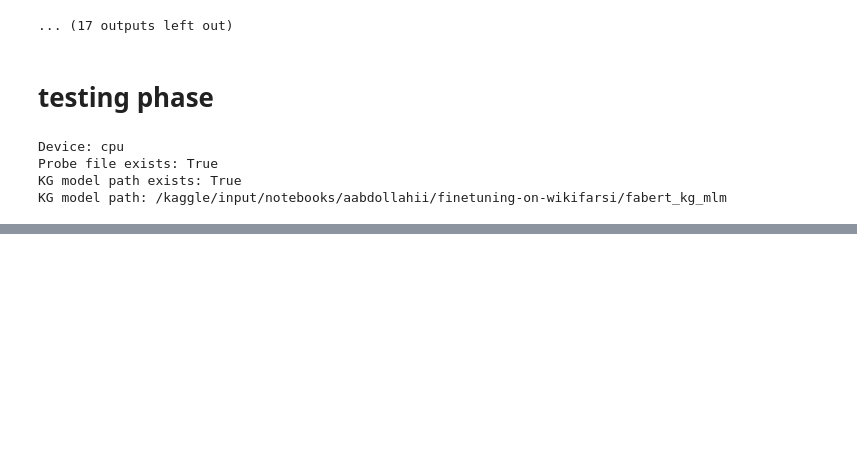
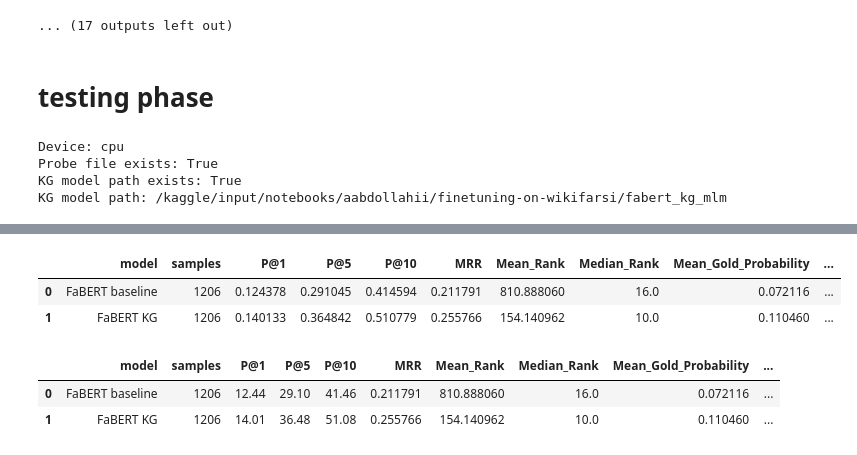
Before and after one commit to alabhastam/Powerful-Combination-of-FaBERT-and-Farsnet, a Jupyter notebook: 7-final-testing-fabert.ipynb, the cells around one changed output, grey strips where cells are left out. Saved outputs shown, nothing was run; the diff lists cells and outputs as text; code cells hidden in the pictures; blank space fills up the shorter version.

```diff
--- a/7-final-testing-fabert.ipynb
+++ b/7-final-testing-fabert.ipynb
@@ -460,0 +1125,63 @@ KG model path: /kaggle/input/notebooks/aabdollahii/finetuning-on-wikifarsi/faber
+# %%
+def calculate_metrics(result_df, model_name):
+    ranks = result_df["gold_rank"].astype(float)
+
+    return {
+        "model": model_name,
+        "samples": len(result_df),
+        "P@1": result_df["correct_at_1"].mean(),
+        "P@5": result_df["correct_at_5"].mean(),
+        "P@10": result_df["correct_at_10"].mean(),
+        "MRR": result_df["reciprocal_rank"].mean(),
+        "Mean_Rank": ranks.mean(),
+        "Median_Rank": ranks.median(),
+        "Mean_Gold_Probability": result_df[
+            "gold_probability"
+        ].mean(),
+        "Mean_Gold_LogProbability": result_df[
+            "gold_log_probability"
+        ].mean(),
+    }
+
+
+overall_metrics = pd.DataFrame([
+    calculate_metrics(
+        baseline_results,
+        "FaBERT baseline",
+    ),
+    calculate_metrics(
+        kg_results,
+        "FaBERT KG",
+    ),
+])
+
+metric_columns = [
+    "P@1",
+    "P@5",
+    "P@10",
+    "MRR",
+    "Mean_Gold_Probability",
+    "Mean_Gold_LogProbability",
+]
+
+for column in metric_columns:
+    overall_metrics[column] = overall_metrics[column].astype(float)
+
+display(overall_metrics.round(6))
+# %% [output]
+|  | model | samples | P@1 | P@5 | P@10 | MRR | Mean_Rank | Median_Rank | Mean_Gold_Probability | ... |
+| 0 | FaBERT baseline | 1206 | 0.124378 | 0.291045 | 0.414594 | 0.211791 | 810.888060 | 16.0 | 0.072116 | ... |
+| 1 | FaBERT KG | 1206 | 0.140133 | 0.364842 | 0.510779 | 0.255766 | 154.140962 | 10.0 | 0.110460 | ... |
+# %%
+percentage_metrics = overall_metrics.copy()
+
+for column in ["P@1", "P@5", "P@10"]:
+    percentage_metrics[column] = (
+        percentage_metrics[column] * 100
+    ).round(2)
+
+display(percentage_metrics)
+# %% [output]
+|  | model | samples | P@1 | P@5 | P@10 | MRR | Mean_Rank | Median_Rank | Mean_Gold_Probability | ... |
+| 0 | FaBERT baseline | 1206 | 12.44 | 29.10 | 41.46 | 0.211791 | 810.888060 | 16.0 | 0.072116 | ... |
+| 1 | FaBERT KG | 1206 | 14.01 | 36.48 | 51.08 | 0.255766 | 154.140962 | 10.0 | 0.110460 | ... |
```
Also changed, not shown: parts of 14 cells of this notebook.
